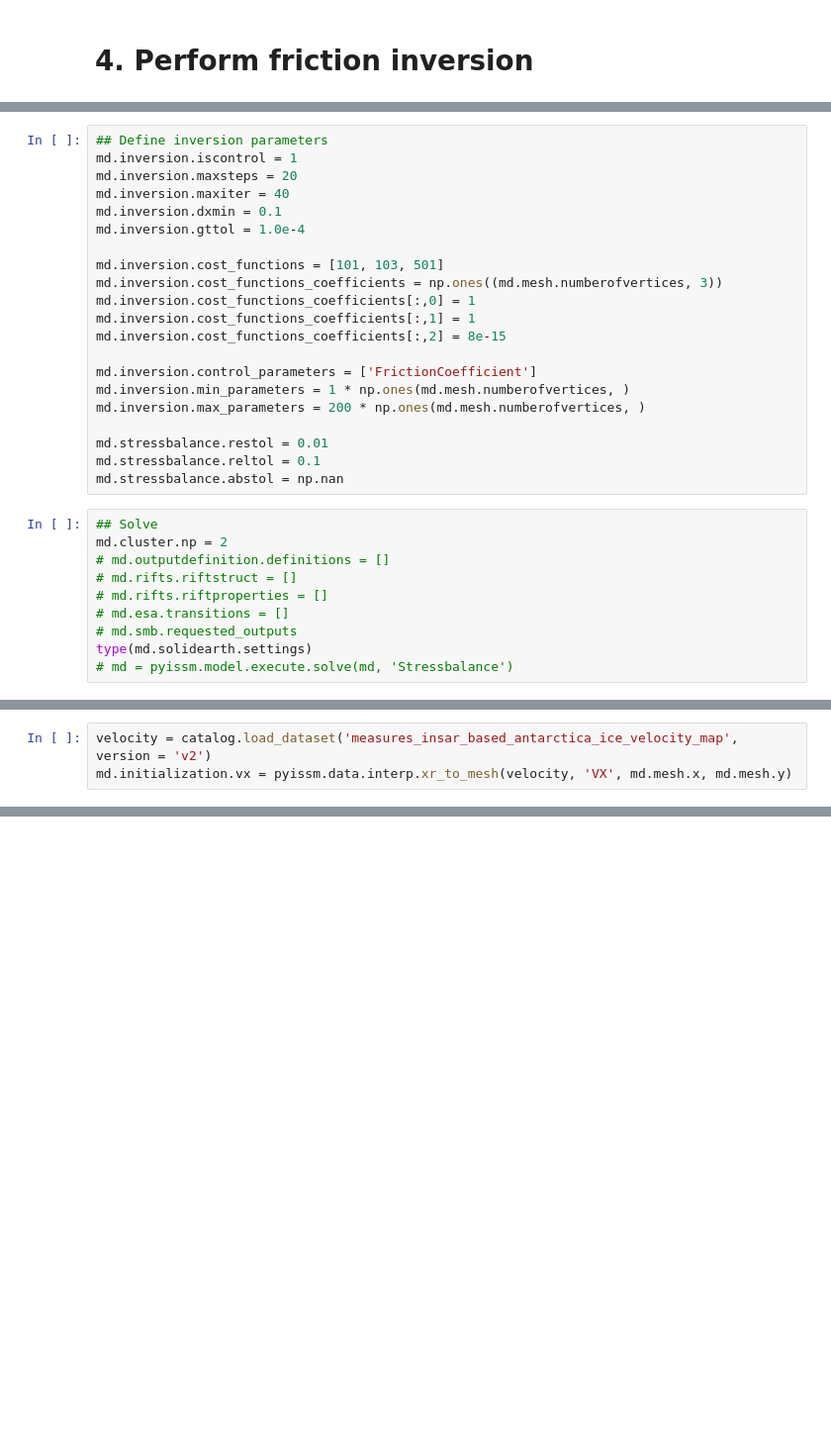
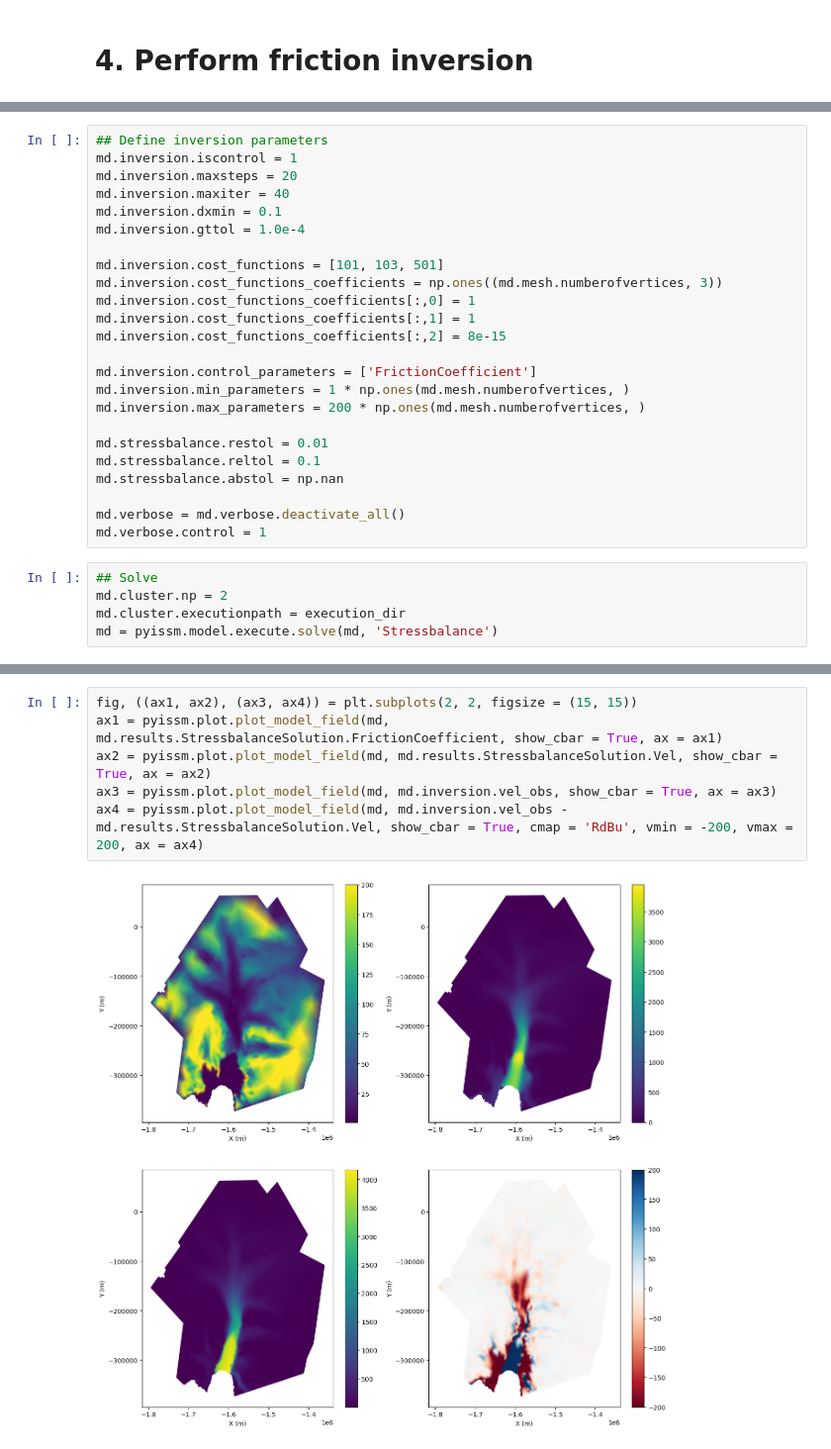
Before and after one commit to ACCESS-NRI/pyISSM, a Jupyter notebook: tutorials/ex2_PineIslandGlacier.ipynb, the cells around one changed output, grey strips where cells are left out. Shown at 99% size. Saved outputs shown, nothing was run; the diff lists cells and outputs as text; blank space fills up the shorter version.

```diff
--- a/tutorials/ex2_PineIslandGlacier.ipynb
+++ b/tutorials/ex2_PineIslandGlacier.ipynb
@@ -193,13 +211,11 @@ md.inversion.max_parameters = 200 * np.ones(md.mesh.numberofvertices, )
 md.stressbalance.restol = 0.01
 md.stressbalance.reltol = 0.1
 md.stressbalance.abstol = np.nan
+
+md.verbose = md.verbose.deactivate_all()
+md.verbose.control = 1
 # %%
 ## Solve
 md.cluster.np = 2
-# md.outputdefinition.definitions = []
-# md.rifts.riftstruct = []
-# md.rifts.riftproperties = []
-# md.esa.transitions = []
-# md.smb.requested_outputs
-type(md.solidearth.settings)
-# md = pyissm.model.execute.solve(md, 'Stressbalance')
+md.cluster.executionpath = execution_dir
+md = pyissm.model.execute.solve(md, 'Stressbalance')
@@ -206,3 +239,0 @@ type(md.solidearth.settings)
-# %%
-velocity = catalog.load_dataset('measures_insar_based_antarctica_ice_velocity_map', version = 'v2')
-md.initialization.vx = pyissm.data.interp.xr_to_mesh(velocity, 'VX', md.mesh.x, md.mesh.y)
@@ -225,0 +240,8 @@ pyissm.plot.plot_model_field(md, values_filled)
+# %%
+fig, ((ax1, ax2), (ax3, ax4)) = plt.subplots(2, 2, figsize = (15, 15))
+ax1 = pyissm.plot.plot_model_field(md, md.results.StressbalanceSolution.FrictionCoefficient, show_cbar = True, ax = ax1)
+ax2 = pyissm.plot.plot_model_field(md, md.results.StressbalanceSolution.Vel, show_cbar = True, ax = ax2)
+ax3 = pyissm.plot.plot_model_field(md, md.inversion.vel_obs, show_cbar = True, ax = ax3)
+ax4 = pyissm.plot.plot_model_field(md, md.inversion.vel_obs - md.results.StressbalanceSolution.Vel, show_cbar = True, cmap = 'RdBu', vmin = -200, vmax = 200, ax = ax4)
+# %% [output]
+[figure, added]
```
Also changed, not shown: parts of 18 cells of this notebook, 1 other file.
